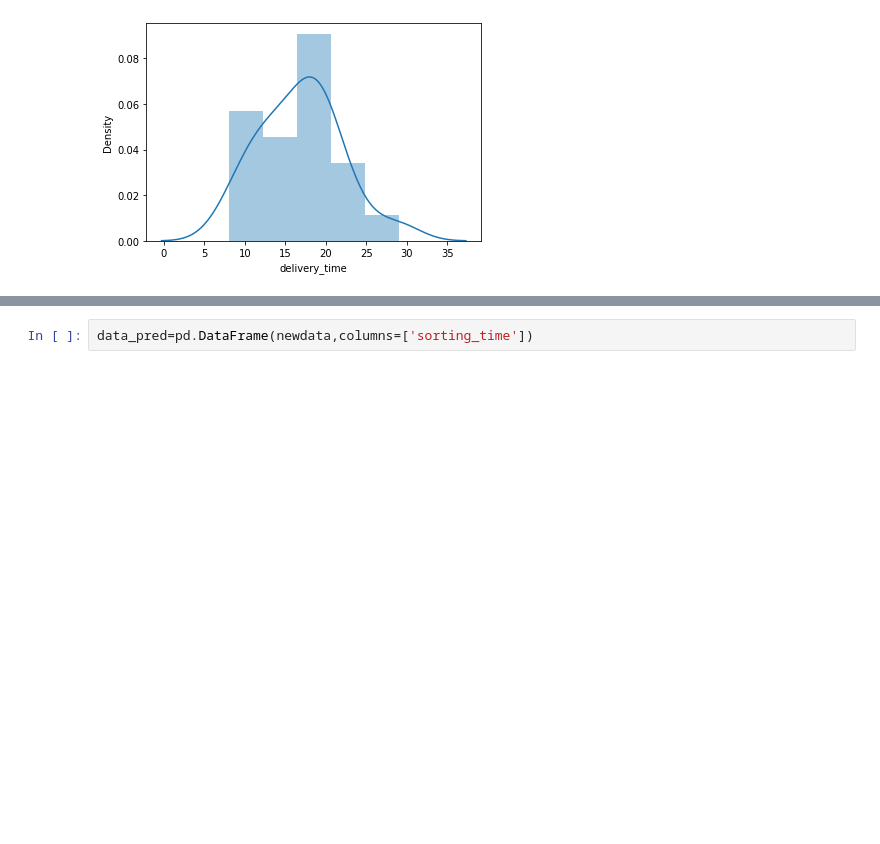
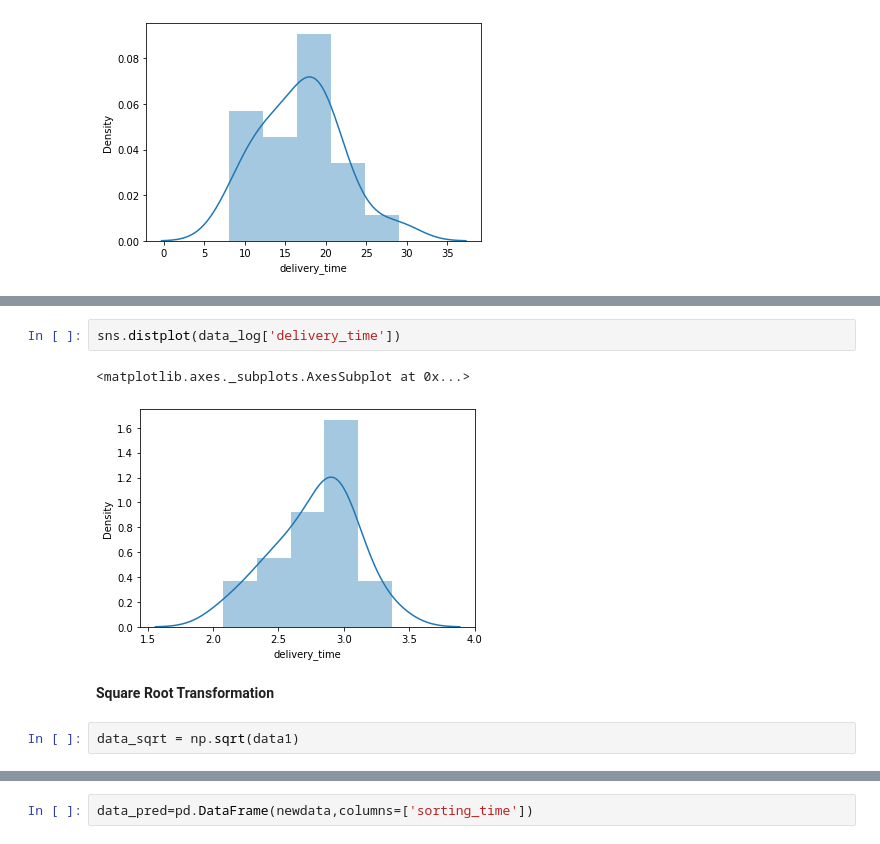
Before and after one commit to shrad1997/Linear_regression, a Jupyter notebook: Linear_regression.ipynb, the cells around one changed output, grey strips where cells are left out. Saved outputs shown, nothing was run; the diff lists cells and outputs as text; blank space fills up the shorter version.

```diff
--- a/Linear_regression.ipynb
+++ b/Linear_regression.ipynb
@@ -118,0 +123,9 @@ sns.distplot(data1['delivery_time'])
+# %%
+sns.distplot(data_log['delivery_time'])
+# %% [output]
+<matplotlib.axes._subplots.AxesSubplot at 0x...>
+[figure, added]
+# %% [markdown]
+**Square Root Transformation**
+# %%
+data_sqrt = np.sqrt(data1)
```
Also changed, not shown: parts of 22 cells of this notebook.
